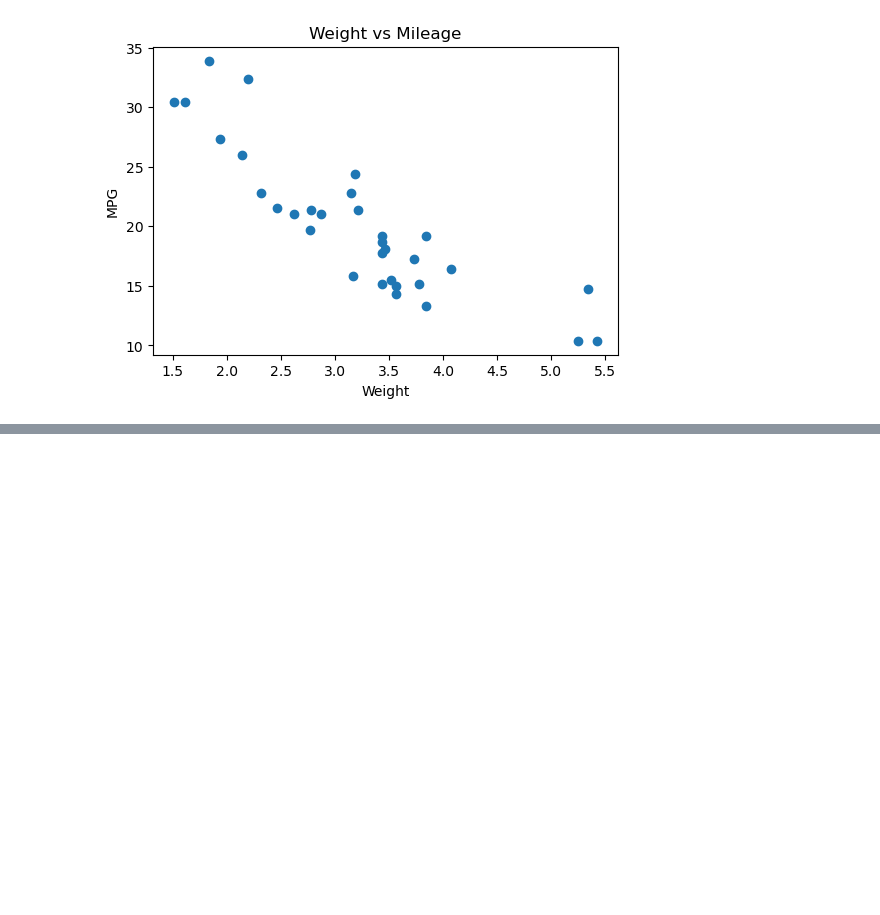
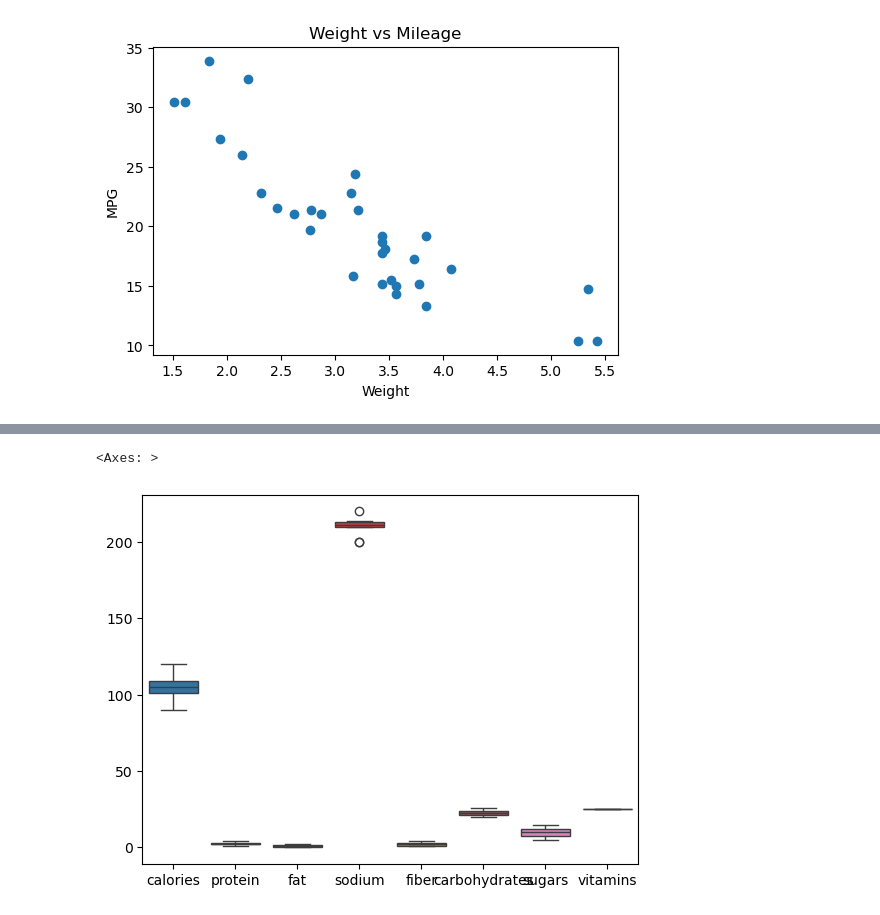
Before and after one commit to jishnusamal/data-visualization-lab, a Jupyter notebook: Lab-6/Lab-6.ipynb, the cells around one changed output, grey strips where cells are left out. Saved outputs shown, nothing was run; the diff lists cells and outputs as text; code cells hidden in the pictures; blank space fills up the shorter version.

```diff
--- a/Lab-6/Lab-6.ipynb
+++ b/Lab-6/Lab-6.ipynb
@@ -58,0 +54,3 @@ sns.boxplot(data=mtdf, x="am", y="mpg")
+# %%
+cdf = pd.read_csv("cereals.csv")
+cdf
@@ -58,0 +71,6 @@ sns.boxplot(data=mtdf, x="am", y="mpg")
+# %%
+# cdf.boxplot()
+sns.boxplot(data=cdf)
+# %% [output]
+<Axes: >
+[figure, added]
```
Also changed, not shown: parts of 9 cells of this notebook, 15 other files.
